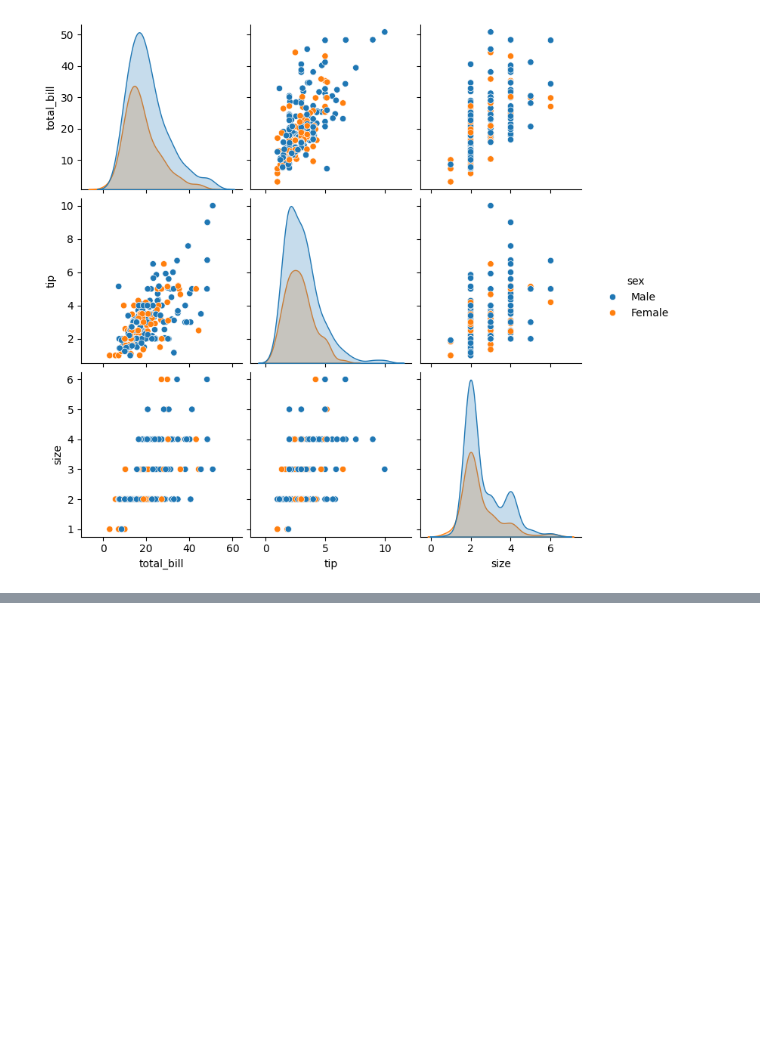
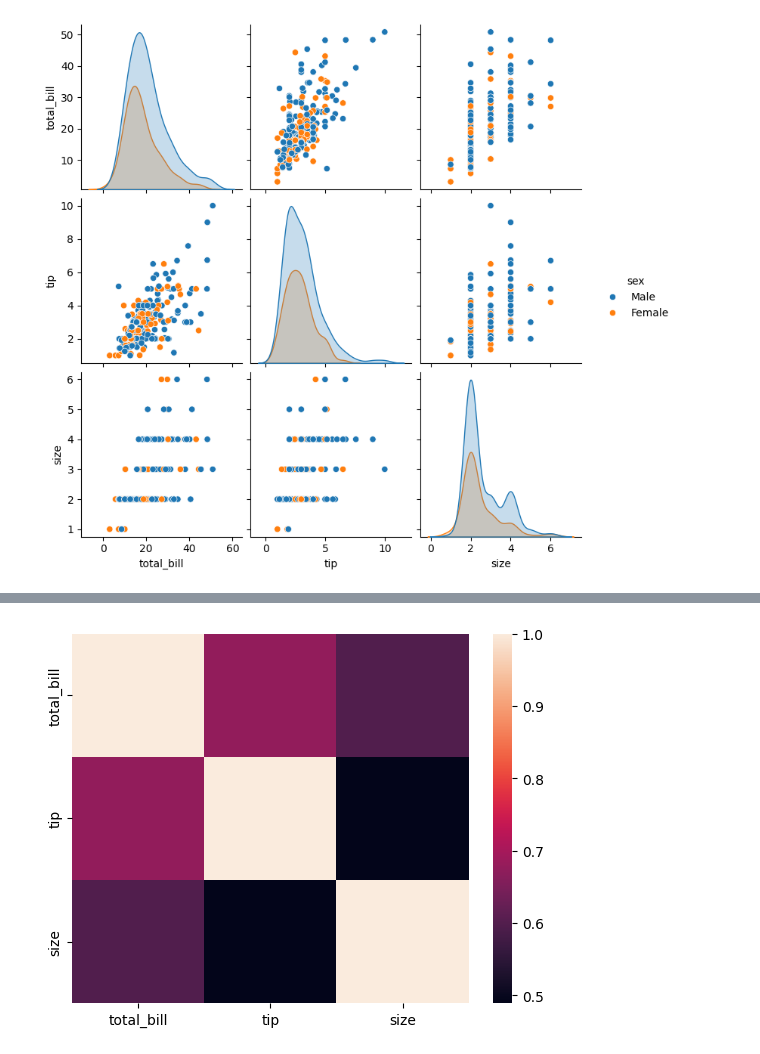
Before and after one commit to Yusra-Shah/Numpy-Pandas-Seaborn-Matplotlib-learning, a Jupyter notebook: Seaborn_practice.ipynb, the cells around one changed output, grey strips where cells are left out. Drawn from its saved outputs; the diff is of its cells as text; code cells hidden in the pictures; blank space fills up the shorter version.

```diff
--- a/Seaborn_practice.ipynb
+++ b/Seaborn_practice.ipynb
@@ -49,0 +51,6 @@ corr = df.corr(numeric_only=True
+# %%
+corr = df.corr(numeric_only=True)
+sns.heatmap(corr)
+plt.show()
+# %% [output]
+[figure, added]
```
Also changed, not shown: parts of 3 cells of this notebook, 1 other file.
